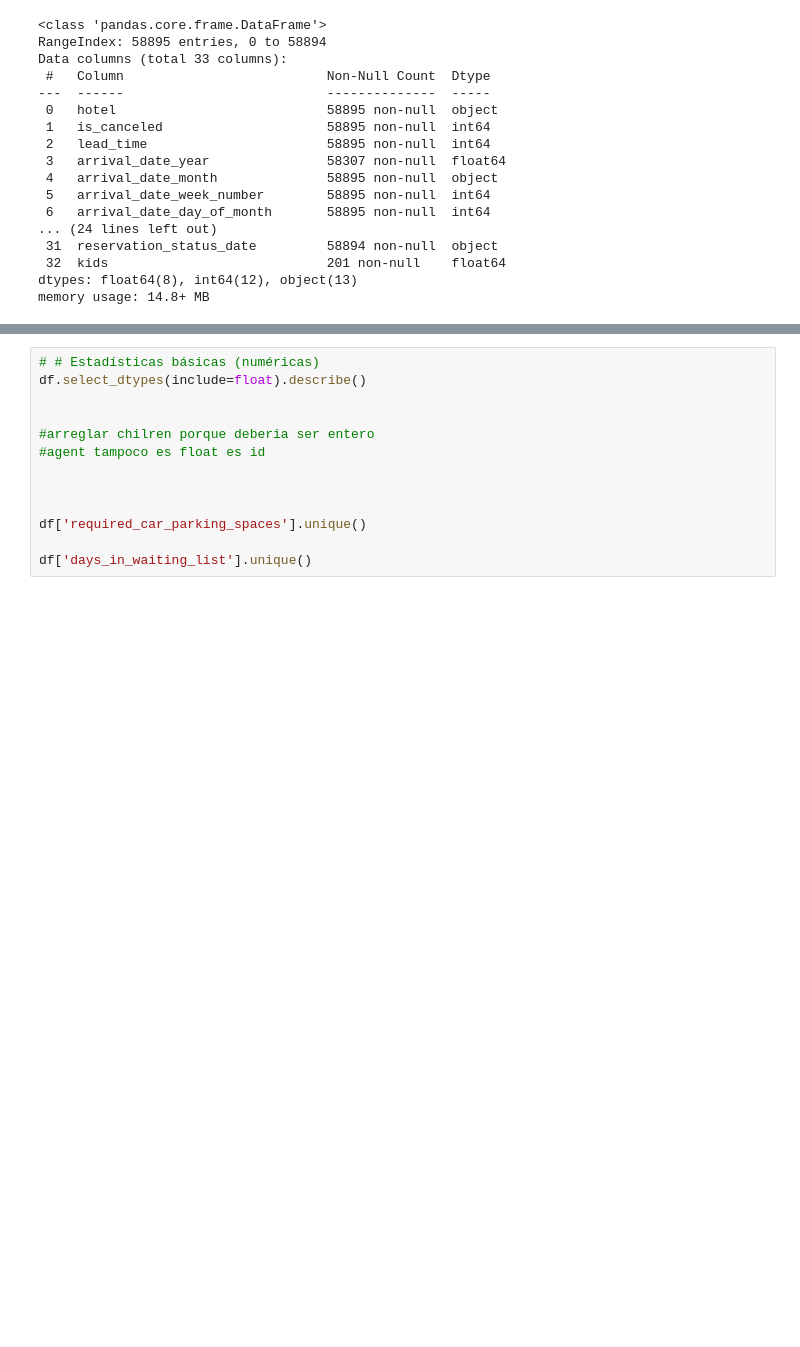
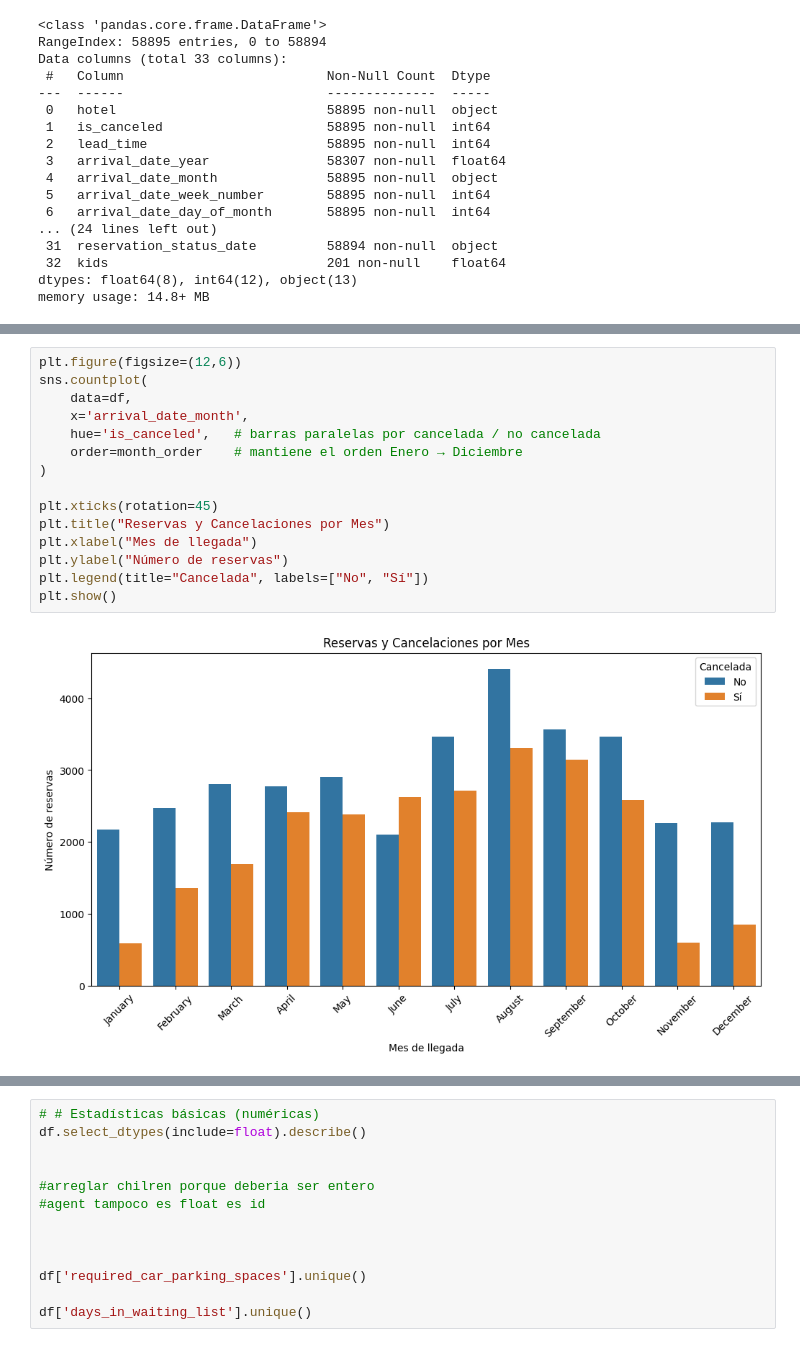
Before and after one commit to Traintain/MINE4101-Taller1, a Jupyter notebook: taller_1.ipynb, the cells around one changed output, grey strips where cells are left out. Saved outputs shown, nothing was run; the diff lists cells and outputs as text; blank space fills up the shorter version.

```diff
--- a/taller_1.ipynb
+++ b/taller_1.ipynb
@@ -60,0 +110,17 @@ memory usage: 14.8+ MB
+# %%
+plt.figure(figsize=(12,6))
+sns.countplot(
+    data=df,
+    x='arrival_date_month',
+    hue='is_canceled',   # barras paralelas por cancelada / no cancelada
+    order=month_order    # mantiene el orden Enero → Diciembre
+)
+
+plt.xticks(rotation=45)
+plt.title("Reservas y Cancelaciones por Mes")
+plt.xlabel("Mes de llegada")
+plt.ylabel("Número de reservas")
+plt.legend(title="Cancelada", labels=["No", "Sí"])
+plt.show()
+# %% [output]
+[figure, added]
```
Also changed, not shown: parts of 11 cells of this notebook, 2 other files.
